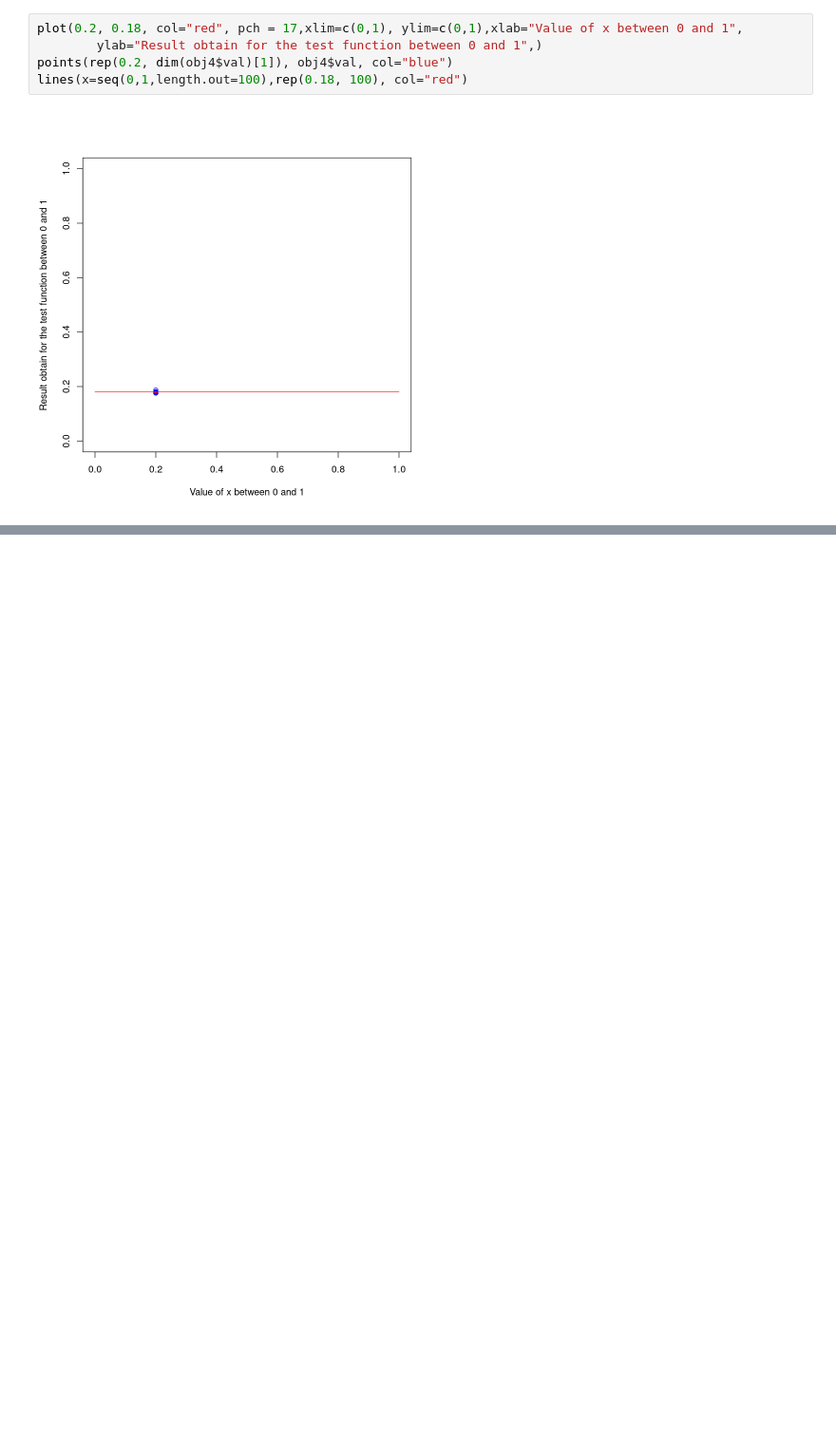
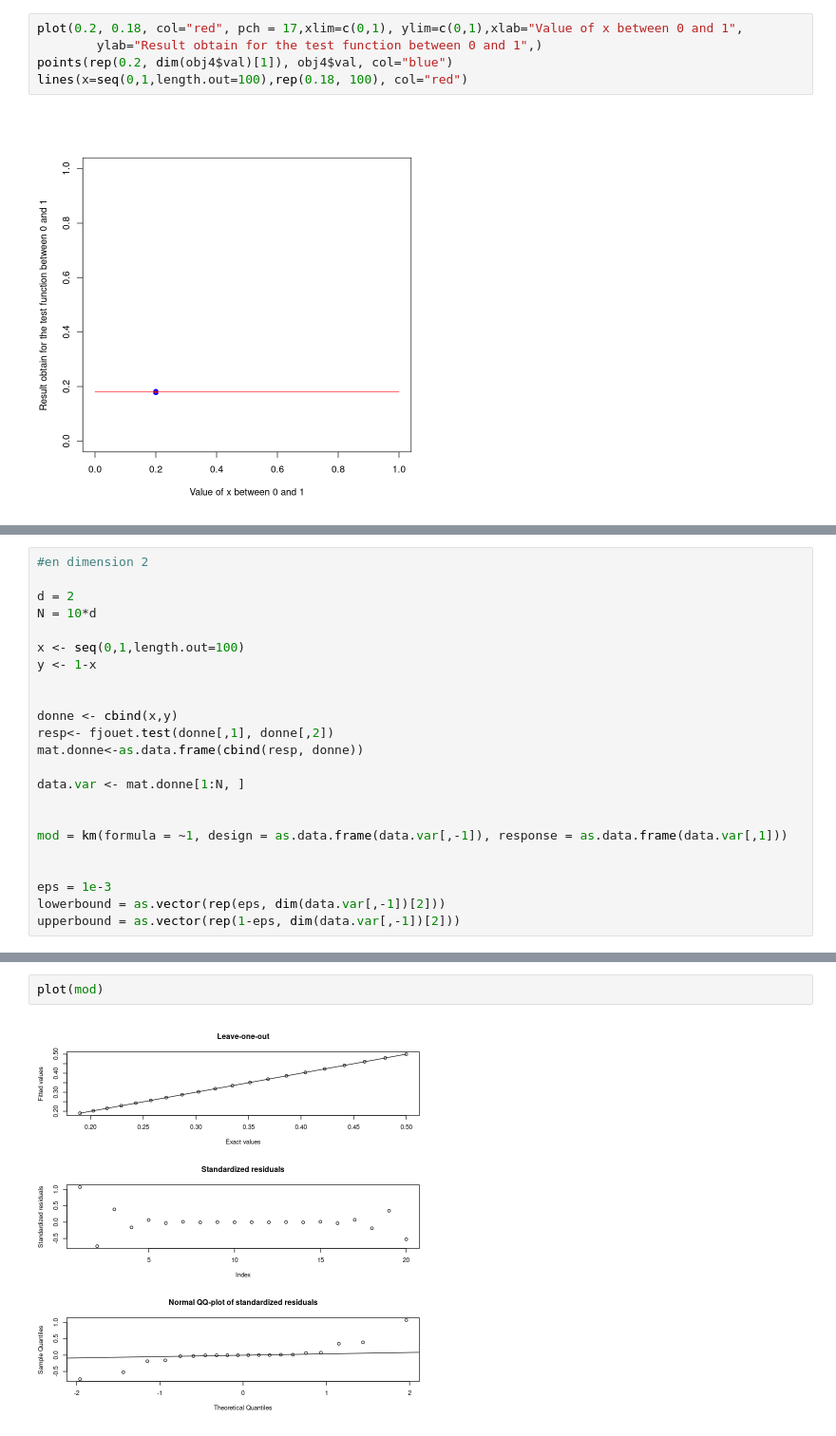
Before and after one commit to supetite/Projet-IPPON, a Jupyter notebook: TMSE lambda coordinates.ipynb, the cells around one changed output, grey strips where cells are left out. Shown at 95% size. Cells and saved outputs as stored; diff of their text form; blank space fills up the shorter version.

```diff
--- a/TMSE lambda coordinates.ipynb
+++ b/TMSE lambda coordinates.ipynb
@@ -643,0 +739,23 @@ lines(0.5+sqrt(0.18)*cos(theta), 0.5+sqrt(0.18)*sin(theta), col="blue", lwd=2)
+# %%
+#en dimension 2
+
+d = 2
+N = 10*d
+
+x <- seq(0,1,length.out=100)
+y <- 1-x
+
+
+donne <- cbind(x,y)
+resp<- fjouet.test(donne[,1], donne[,2])
+mat.donne<-as.data.frame(cbind(resp, donne))
+
+data.var <- mat.donne[1:N, ]
+
+
+mod = km(formula = ~1, design = as.data.frame(data.var[,-1]), response = as.data.frame(data.var[,1]))
+
+
+eps = 1e-3
+lowerbound = as.vector(rep(eps, dim(data.var[,-1])[2]))
+upperbound = as.vector(rep(1-eps, dim(data.var[,-1])[2]))
@@ -643,0 +780,4 @@ lines(0.5+sqrt(0.18)*cos(theta), 0.5+sqrt(0.18)*sin(theta), col="blue", lwd=2)
+# %%
+plot(mod)
+# %% [output]
+[figure, added]
```
Also changed, not shown: parts of 26 cells of this notebook.
